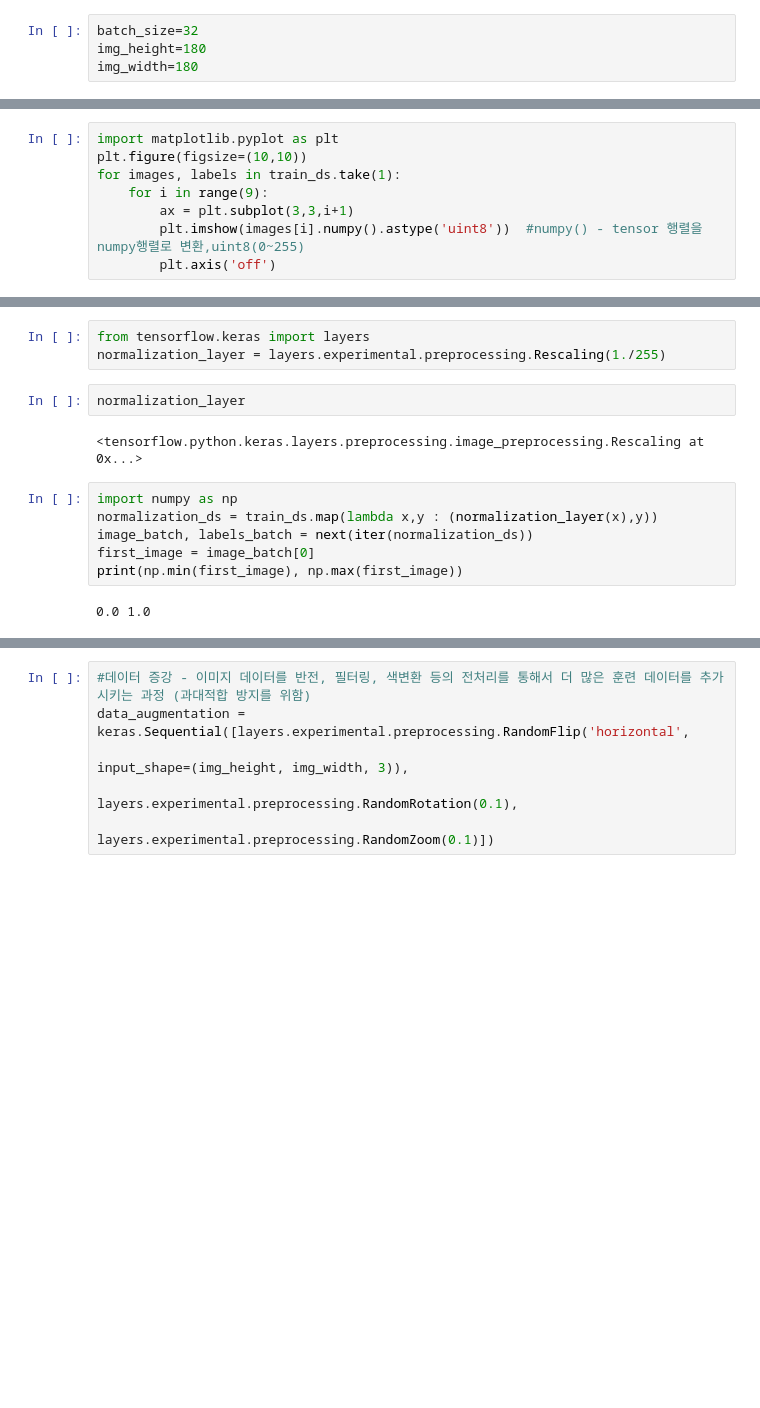
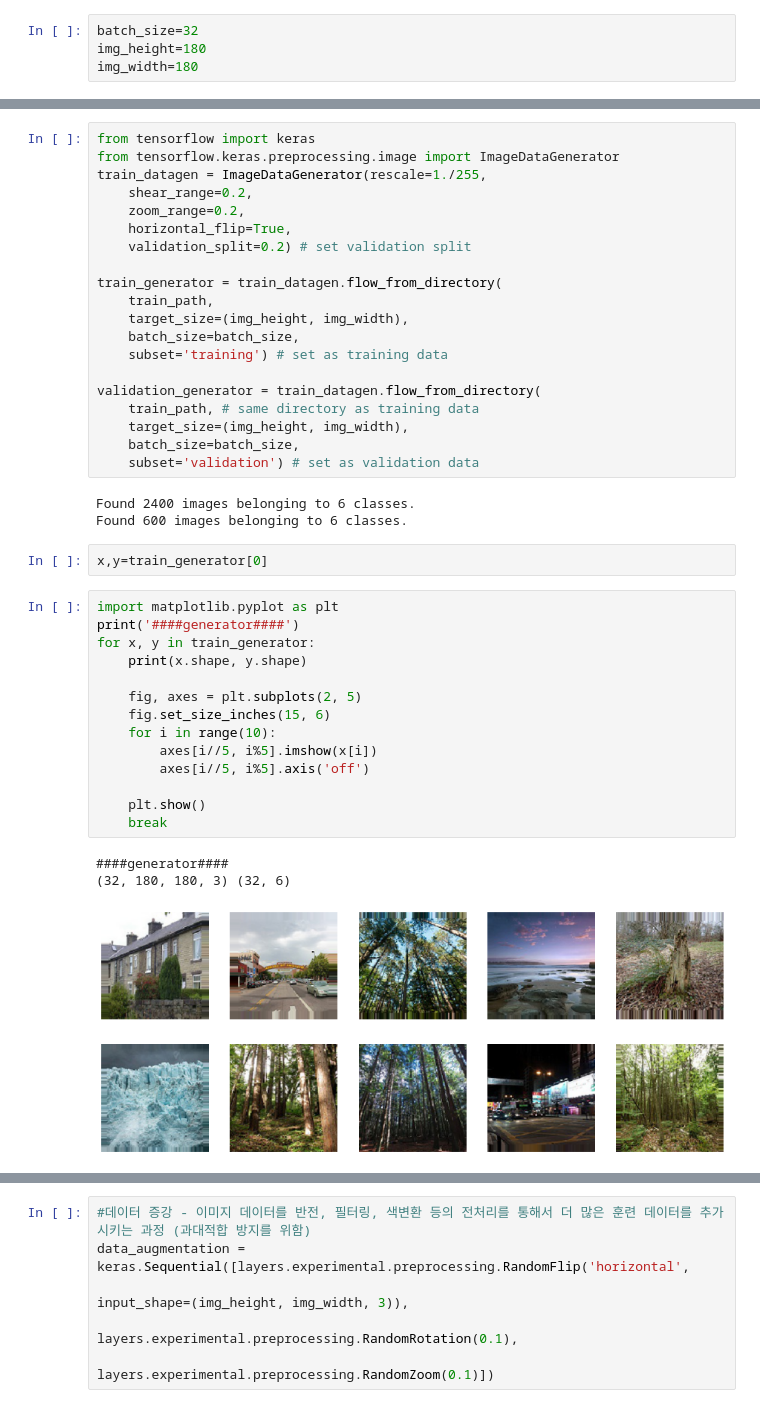
Before and after one commit to hhh6593/TIL, a Jupyter notebook: get_image_file_pr2.ipynb, the cells around one changed output, grey strips where cells are left out. Saved outputs shown, nothing was run; the diff lists cells and outputs as text; blank space fills up the shorter version.

```diff
--- a/get_image_file_pr2.ipynb
+++ b/get_image_file_pr2.ipynb
@@ -65,8 +47,0 @@ class_names=train_ds.class_names
-# %%
-import matplotlib.pyplot as plt
-plt.figure(figsize=(10,10))
-for images, labels in train_ds.take(1):
-    for i in range(9):
-        ax = plt.subplot(3,3,i+1)
-        plt.imshow(images[i].numpy().astype('uint8'))  #numpy() - tensor 행렬을  numpy행렬로 변환,uint8(0~255)
-        plt.axis('off')
@@ -83,16 +48,44 @@ for image_batch, labels_batch in train_ds:
-# %%
-from tensorflow.keras import layers
-normalization_layer = layers.experimental.preprocessing.Rescaling(1./255)
-# %%
-normalization_layer
-# %% [output]
-<tensorflow.python.keras.layers.preprocessing.image_preprocessing.Rescaling at 0x...>
-# %%
-import numpy as np
-normalization_ds = train_ds.map(lambda x,y : (normalization_layer(x),y))
-image_batch, labels_batch = next(iter(normalization_ds))
-first_image = image_batch[0]
-print(np.min(first_image), np.max(first_image))
-# %% [output]
-0.0 1.0
+# %%
+from tensorflow import keras
+from tensorflow.keras.preprocessing.image import ImageDataGenerator
+train_datagen = ImageDataGenerator(rescale=1./255,
+    shear_range=0.2,
+    zoom_range=0.2,
+    horizontal_flip=True,
+    validation_split=0.2) # set validation split
+
+train_generator = train_datagen.flow_from_directory(
+    train_path,
+    target_size=(img_height, img_width),
+    batch_size=batch_size,
+    subset='training') # set as training data
+
+validation_generator = train_datagen.flow_from_directory(
+    train_path, # same directory as training data
+    target_size=(img_height, img_width),
+    batch_size=batch_size,
+    subset='validation') # set as validation data
+# %% [output]
+Found 2400 images belonging to 6 classes.
+Found 600 images belonging to 6 classes.
+# %%
+x,y=train_generator[0]
+# %%
+import matplotlib.pyplot as plt
+print('####generator####')
+for x, y in train_generator:
+    print(x.shape, y.shape)
+
+    fig, axes = plt.subplots(2, 5)
+    fig.set_size_inches(15, 6)
+    for i in range(10):
+        axes[i//5, i%5].imshow(x[i])
+        axes[i//5, i%5].axis('off')
+
+    plt.show()
+    break
+# %% [output]
+####generator####
+(32, 180, 180, 3) (32, 6)
+[figure, added]
 # %%
```
Also changed, not shown: parts of 22 cells of this notebook.
